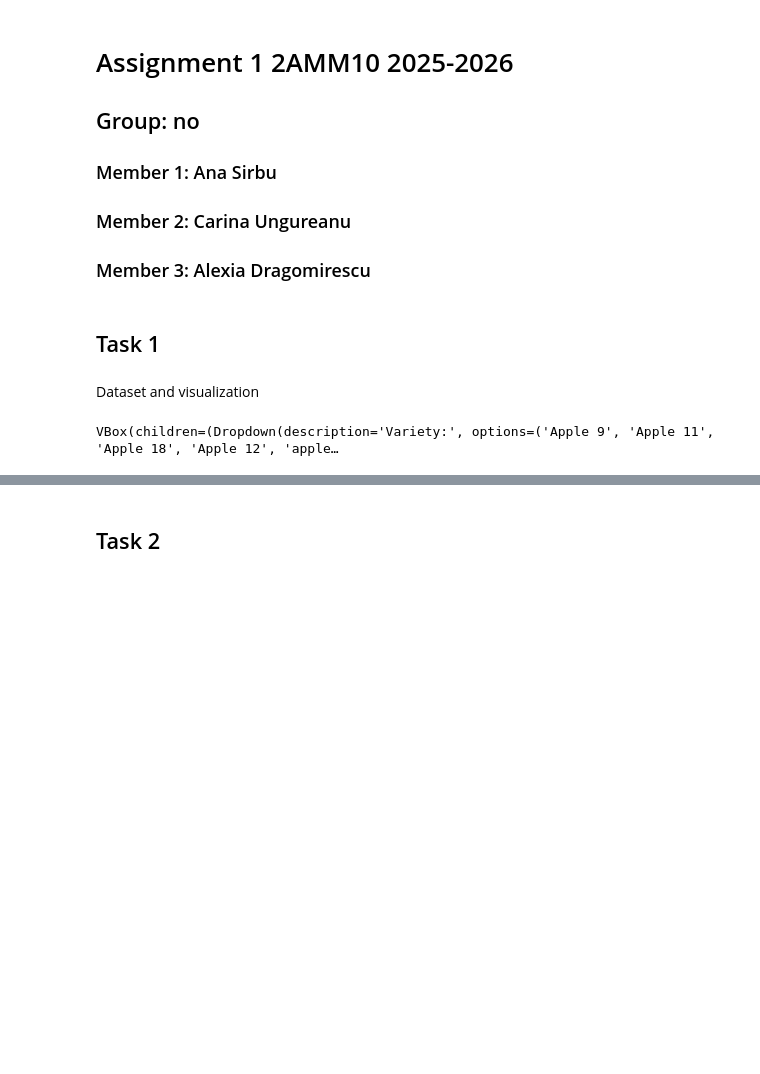
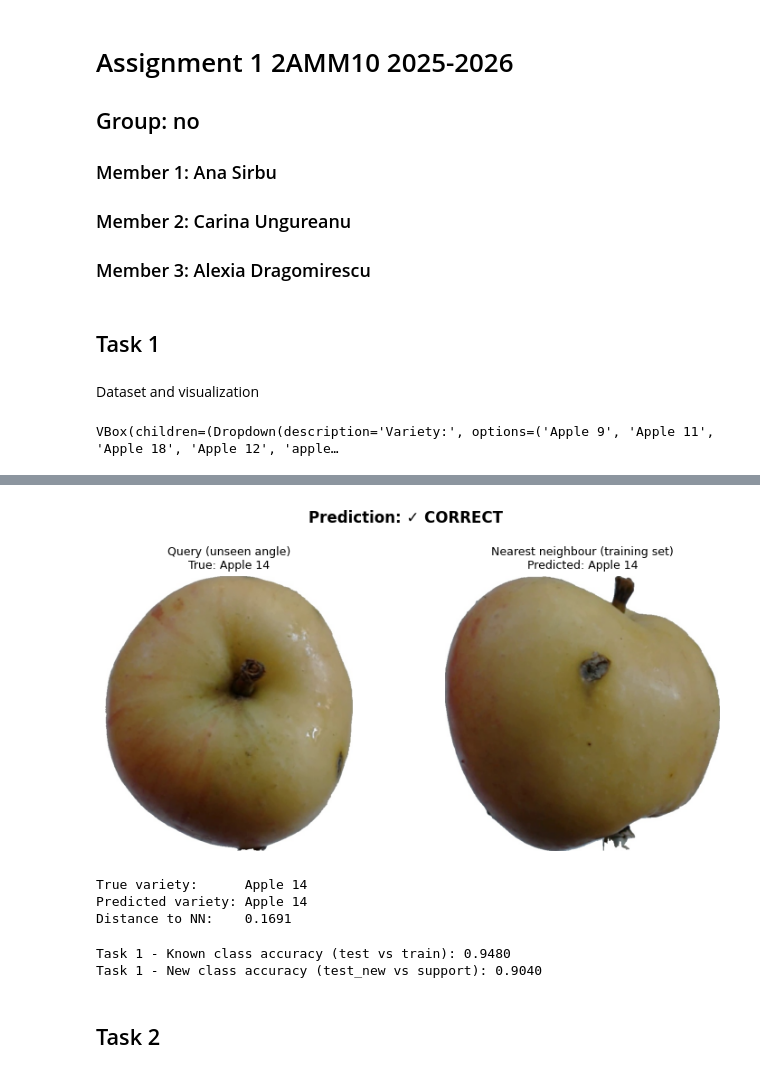
Before and after one commit to Annes2/deepLearning, a Jupyter notebook: ass1_skeleton.ipynb, the cells around one changed output, grey strips where cells are left out. Saved outputs shown, nothing was run; the diff lists cells and outputs as text; code cells hidden in the pictures; blank space fills up the shorter version.

Commit message:
task1 ex 4

```diff
--- a/ass1_skeleton.ipynb
+++ b/ass1_skeleton.ipynb
@@ -176,7 +176,7 @@ optimizer = torch.optim.Adam(model.parameters(), lr=1e-3)
 
 loader = DataLoader(TripletDataset(train_data), batch_size=32, shuffle=True)
 
-for epoch in range(15):
+for epoch in range(10):
     model.train()
     total_loss = 0
     for a, p, n in loader:
@@ -187,6 +187,8 @@ for epoch in range(15):
         optimizer.step()
         total_loss += loss.item()
     print(f"Epoch {epoch+1:2d} | loss: {total_loss/len(loader):.4f}")
+
+torch.save(model.state_dict(), "model_task1.pth")
 
     # --- Evaluation ---
 def get_embeddings(model, dataset):
@@ -236,5 +233,81 @@ Epoch 15 | loss: 0.0030
 Known (test vs train) Accuracy: 0.9480
 New (test vs support) Accuracy: 0.9040
+# %%
+model = EmbeddingCNN(embed_dim=128).to(device)
+model.load_state_dict(torch.load("model_task1.pth", map_location=device))
+model.eval()
+
+# Recompute the gallery
+train_embs, train_labels = get_embeddings(model, train_data)
+# %%
+import random
+
+# Pick a random apple variety and load an image at an UNSEEN rotation angle
+variety = random.choice(train_data.item_folders)
+all_frames = sorted(os.listdir(train_data.path / variety))
+unseen_frames = [f for f in all_frames if not f.startswith("r0") and f.endswith(".jpg")]
+
+if not unseen_frames:
+    print(f"No unseen angles for {variety}, try re-running")
+else:
+    chosen_frame = random.choice(unseen_frames)
+    img_path = train_data.path / variety / chosen_frame
+
+    raw_img = Image.open(img_path).convert("RGB")
+    img_tensor = transform(raw_img)
+    assert isinstance(img_tensor, torch.Tensor)
+    img_tensor = img_tensor.unsqueeze(0).to(device)
+
+    model.eval()
+    with torch.no_grad():
+        query_emb = model(img_tensor).cpu()
+
+    # Find nearest neighbour in the training set
+    dists = torch.cdist(query_emb, train_embs)
+    nn_idx = int(dists.argmin().item())
+    predicted_label = int(train_labels[nn_idx])
+    predicted_variety = train_data.item_folders[predicted_label]
+    true_variety = variety
+
+    # Retrieve the nearest neighbour image for visualization
+    nn_img_path = train_data.image_paths[nn_idx]
+    nn_img = Image.open(nn_img_path).convert("RGB")
+
+    # Visualize
+    fig, axes = plt.subplots(1, 2, figsize=(8, 4))
+    axes[0].imshow(raw_img)
+    axes[0].set_title(f"Query (unseen angle)\nTrue: {true_variety}", fontsize=9)
+    axes[0].axis("off")
+
+    axes[1].imshow(nn_img)
+    axes[1].set_title(f"Nearest neighbour (training set)\nPredicted: {predicted_variety}", fontsize=9)
+    axes[1].axis("off")
+
+    correct = "✓ CORRECT" if predicted_variety == true_variety else "✗ WRONG"
+    plt.suptitle(f"Prediction: {correct}", fontweight="bold")
+    plt.tight_layout()
+    plt.show()
+
+    print(f"True variety:      {true_variety}")
+    print(f"Predicted variety: {predicted_variety}")
+# %% [output]
+[figure, added]
+True variety:      Apple 14
+Predicted variety: Apple 14
+Distance to NN:    0.1691
+# %%
+# Task 1 evaluation
+test_embs_t1, test_labels_t1 = get_embeddings(model, test_data)
+acc_t1 = nn_accuracy(test_embs_t1, test_labels_t1, train_embs, train_labels)
+print(f"Task 1 - Known class accuracy (test vs train): {acc_t1:.4f}")
+
+support_embs_t1, support_labels_t1 = get_embeddings(model, support_new_data)
+test_new_embs_t1, test_new_labels_t1 = get_embeddings(model, test_new_data)
+acc_new_t1 = nn_accuracy(test_new_embs_t1, test_new_labels_t1, support_embs_t1, support_labels_t1)
+print(f"Task 1 - New class accuracy (test_new vs support): {acc_new_t1:.4f}")
+# %% [output]
+Task 1 - Known class accuracy (test vs train): 0.9480
+Task 1 - New class accuracy (test_new vs support): 0.9040
 # %% [markdown]
 ## Task 2
 # %%
```
Also changed, not shown: parts of 12 cells of this notebook.
